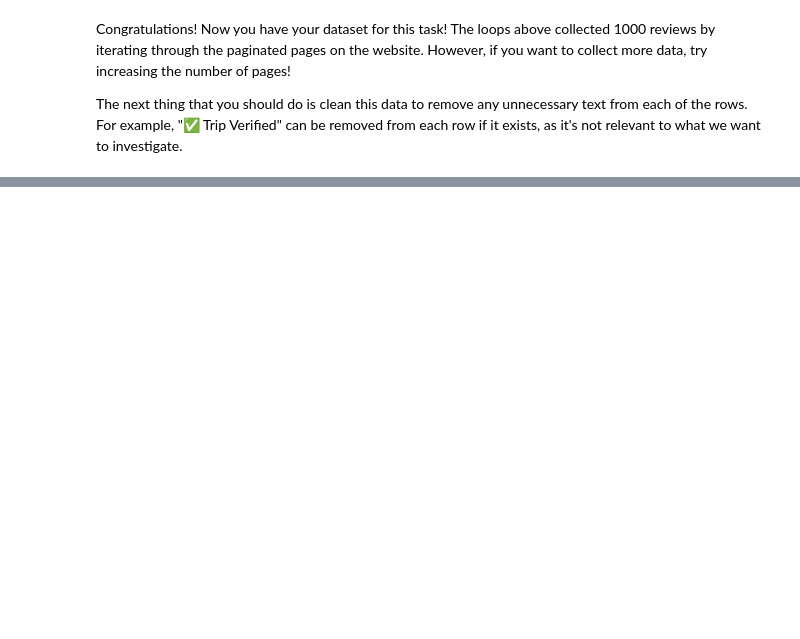
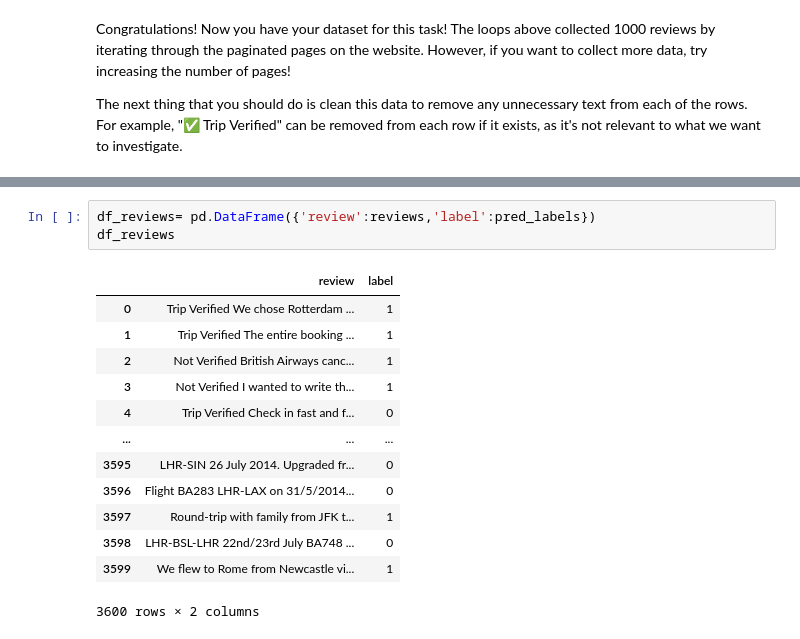
Before and after one commit to Panuganti-Karthik/British-airways-Data-Science, a Jupyter notebook: Data Collection/getting_started.ipynb, the cells around one changed output, grey strips where cells are left out. Cells and saved outputs as stored; diff of their text form; blank space fills up the shorter version.

```diff
--- a/Data Collection/getting_started.ipynb
+++ b/Data Collection/getting_started.ipynb
@@ -81,0 +211,17 @@ Congratulations! Now you have your dataset for this task! The loops above collec
+# %%
+df_reviews= pd.DataFrame({'review':reviews,'label':pred_labels})
+df_reviews
+# %% [output]
+|  | review | label |
+| 0 | Trip Verified We chose Rotterdam ... | 1 |
+| 1 | Trip Verified The entire booking ... | 1 |
+| 2 | Not Verified British Airways canc... | 1 |
+| 3 | Not Verified I wanted to write th... | 1 |
+| 4 | Trip Verified Check in fast and f... | 0 |
+| ... | ... | ... |
+| 3595 | LHR-SIN 26 July 2014. Upgraded fr... | 0 |
+| 3596 | Flight BA283 LHR-LAX on 31/5/2014... | 0 |
+| 3597 | Round-trip with family from JFK t... | 1 |
+| 3598 | LHR-BSL-LHR 22nd/23rd July BA748 ... | 0 |
+| 3599 | We flew to Rome from Newcastle vi... | 1 |
+3600 rows × 2 columns
```
Also changed, not shown: parts of 19 cells of this notebook, 3 other files.
